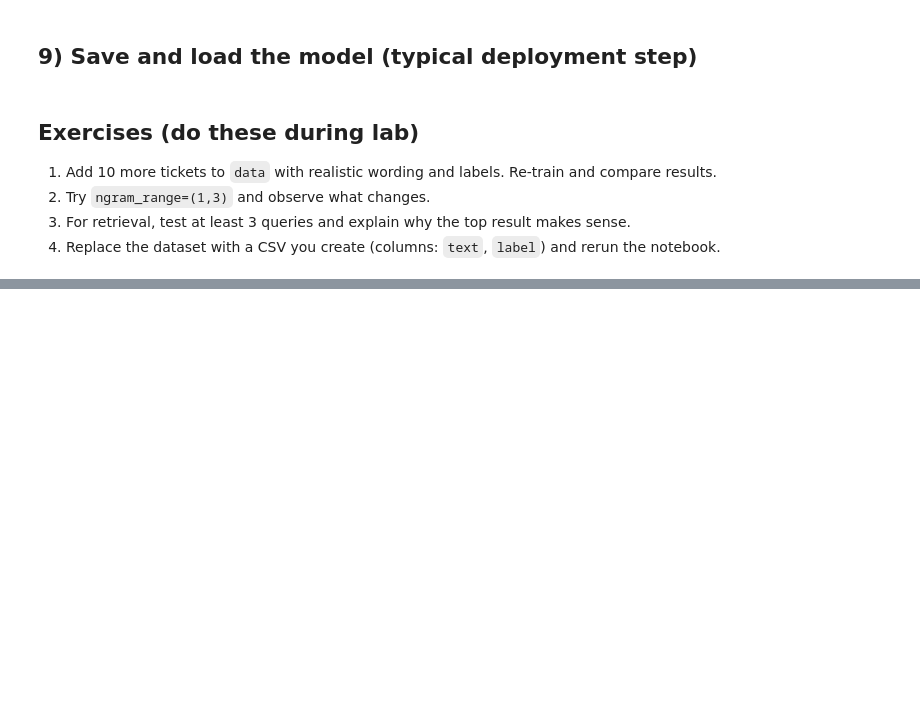
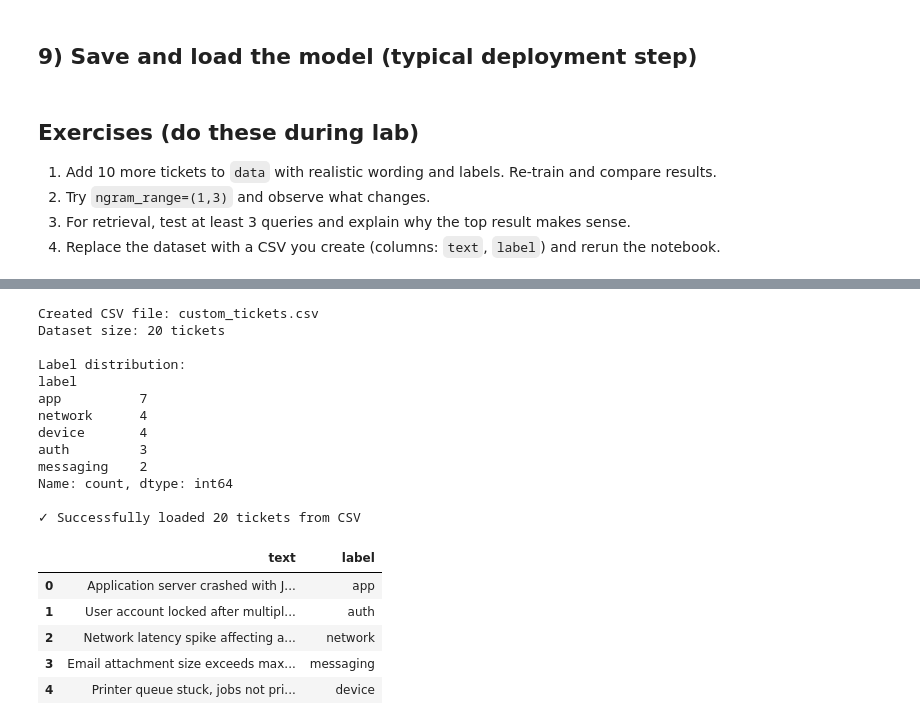
Before and after one commit to twsherpa30/aig230_lab3_TseringWangchukSherpa, a Jupyter notebook: starter/text_representation.ipynb, the cells around one changed output, grey strips where cells are left out. Cells and saved outputs as stored; diff of their text form; code cells hidden in the pictures; blank space fills up the shorter version.

```diff
--- a/starter/text_representation.ipynb
+++ b/starter/text_representation.ipynb
@@ -196,0 +575,70 @@ In production, you may need:
+# %%
+# Exercise 4: Create a CSV file and reload the notebook workflow
+# Create a CSV file with custom data
+import os
+
+csv_data = {
+    'text': [
+        "Application server crashed with Java heap space error",
+        "User account locked after multiple failed login attempts",
+        "Network latency spike affecting all cloud services",
+        "Email attachment size exceeds maximum allowed limit",
+        "Printer queue stuck, jobs not printing to shared printer",
+        "VPN tunnel established but no traffic flowing through",
+        "Mobile app crashes on startup after latest iOS update",
+        "Database transaction timeout during batch processing",
+        "Access denied when trying to mount network share drive",
+        "API rate limit exceeded, requests being throttled",
+        "Bluetooth keyboard disconnects randomly during use",
+        "Certificate validation failed for internal web service",
+        "Spam filter blocking legitimate business emails",
+        "Screen resolution incorrect after docking laptop",
+        "Container orchestration node became unresponsive",
+        "Password complexity requirements not clearly communicated",
+        "File sync service not uploading local changes to cloud",
+        "Load balancer not distributing traffic evenly across servers",
+        "Webcam not detected in video conferencing application",
+        "API gateway returning 502 bad gateway intermittently"
+    ],
+    'label': [
+        'app', 'auth', 'network', 'messaging', 'device',
+        'network', 'app', 'app', 'auth', 'app',
+        'device', 'network', 'messaging', 'device', 'app',
+        'auth', 'app', 'network', 'device', 'app'
+    ]
+}
+
+df_csv = pd.DataFrame(csv_data)
+
+# Save to CSV
+csv_path = "custom_tickets.csv"
+df_csv.to_csv(csv_path, index=False)
+print(f"Created CSV file: {csv_path}")
+print(f"Dataset size: {len(df_csv)} tickets")
+print(f"\nLabel distribution:")
+print(df_csv['label'].value_counts())
+
+# Load from CSV (simulating real workflow)
+df_loaded = pd.read_csv(csv_path)
+print(f"\n✓ Successfully loaded {len(df_loaded)} tickets from CSV")
+df_loaded.head()
+# %% [output]
+Created CSV file: custom_tickets.csv
+Dataset size: 20 tickets
+
+Label distribution:
+label
+app          7
+network      4
+device       4
+auth         3
+messaging    2
+Name: count, dtype: int64
+
+✓ Successfully loaded 20 tickets from CSV
+|  | text | label |
+| 0 | Application server crashed with J... | app |
+| 1 | User account locked after multipl... | auth |
+| 2 | Network latency spike affecting a... | network |
+| 3 | Email attachment size exceeds max... | messaging |
+| 4 | Printer queue stuck, jobs not pri... | device |
```
Also changed, not shown: parts of 19 cells of this notebook, 4 other files.
